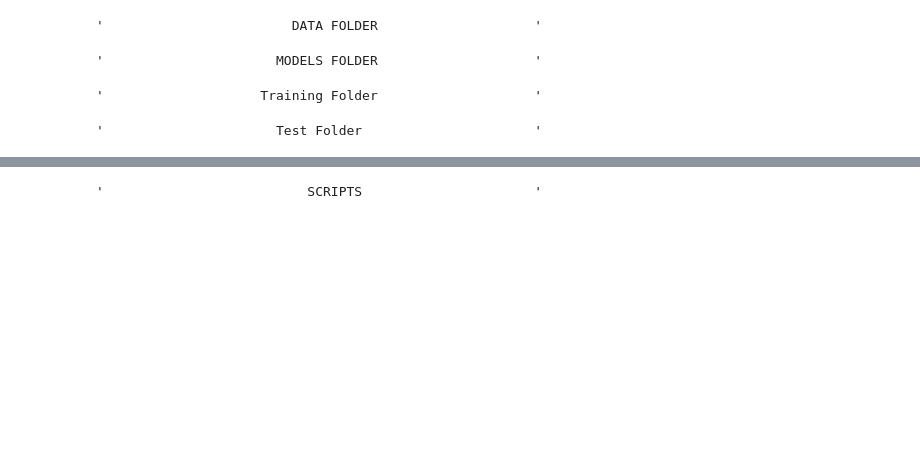
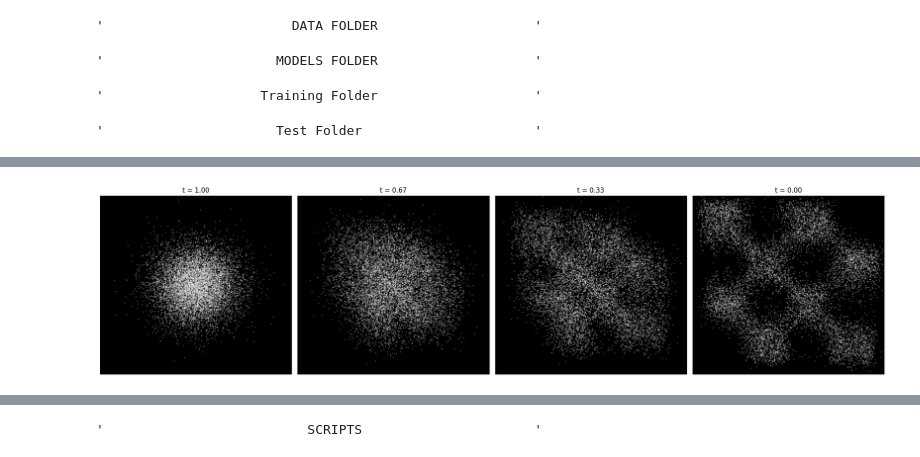
Before and after one commit to rfleckp/ContNormFlows, a Jupyter notebook: ContNF.ipynb, the cells around one changed output, grey strips where cells are left out. Cells and saved outputs as stored; diff of their text form; code cells hidden in the pictures; blank space fills up the shorter version.

```diff
--- a/ContNF.ipynb
+++ b/ContNF.ipynb
@@ -59,6 +60,19 @@ def sample_spirals(n):
     del _
     return x0
 
+def sample_checkerboard(n):
+    centers = [(-1.5, 1.5), (0.5, 1.5), (-0.5, 0.5), (1.5, 0.5),
+                    (-1.5, -0.5), (0.5, -0.5), (-0.5, -1.5), (1.5, -1.5)]
+    dataset = []
+    for i in range(n):
+        point = np.random.uniform(-.5, .5, size=2)
+        center = random.choice(centers)
+        point += center
+        dataset.append(point)
+    dataset = np.array(dataset, dtype='float32') * 2
+
+    return torch.tensor(dataset)
+
 class sampler():
     def __init__(self, dataset: str):
         if dataset == "normal":
@@ -69,6 +83,8 @@ class sampler():
             self.sampler = sample_moons
         elif dataset == "spirals":
             self.sampler = sample_spirals
+        elif dataset == "checkerboard":
+            self.sampler = sample_checkerboard
         else:
             raise Exception("Selected Dataset not supported. Choose between normal, gaussians, moons or spirals")
 
@@ -1741,6 +1763,8 @@ def set_plot_limits(dataset: str):
         return 14
     elif dataset == 'gaussians':
         return 5
+    elif dataset == 'checkerboard':
+        return 4.5
 
 def toy_density_estimation1(model_path:str, seed:int = 3):
     dataset, training, _, name = model_path.split('/')
@@ -1842,7 +1866,7 @@ def plot_toy_flow(model_path: str, seed: int=3):
     plt.savefig(os.path.join(directory, f'{dataset}_flow'))
 
 
-def plot_toy_flow2(model_path: str, samples: int=1000,  seed: int=3):
+def plot_toy_flow2(model_path: str, samples: int=3000,  seed: int=3):
     dataset, training, _, name = model_path.split('/')
     directory = os.path.join(dataset, training, 'plots')
     os.makedirs(directory, exist_ok=True)
@@ -1881 +1903,5 @@ def plot_toy_flow2(model_path: str, samples: int=1000,  seed: int=3):
+# %%
+toy_density_estimation1("checkerboard/rnode/models/20000_model.pt")
+# %% [output]
+[figure, added]
 # %%
```
Also changed, not shown: parts of 12 cells of this notebook, 1 other file.
